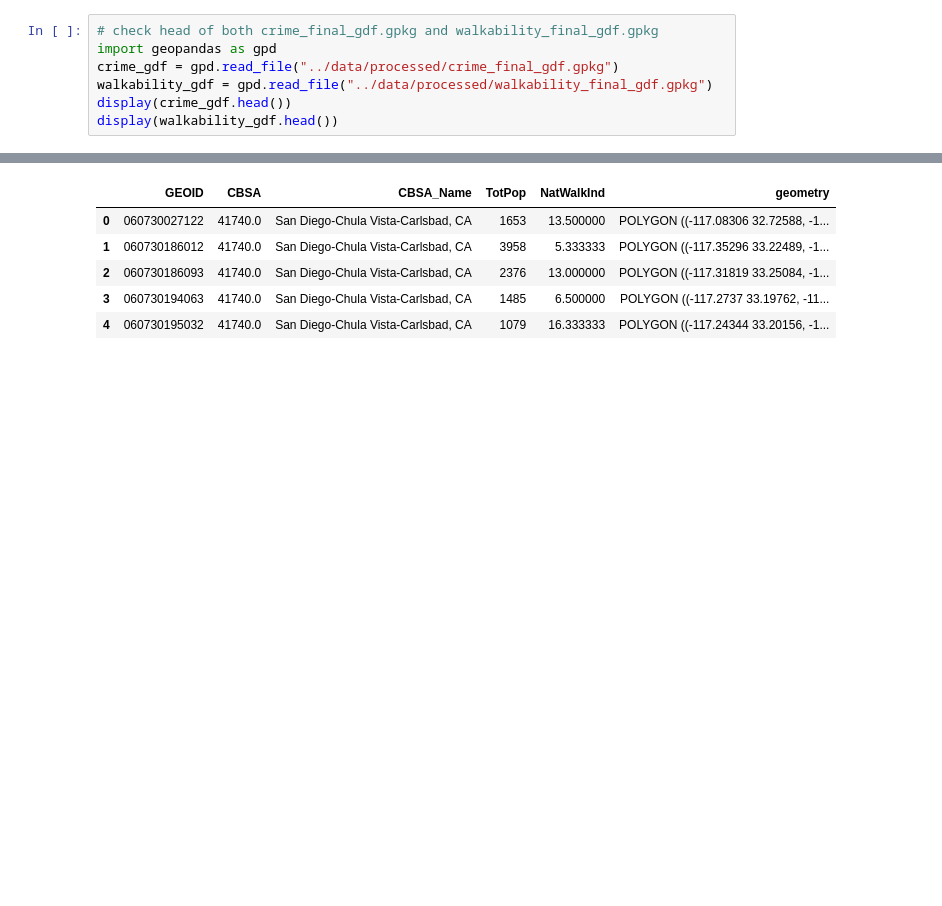
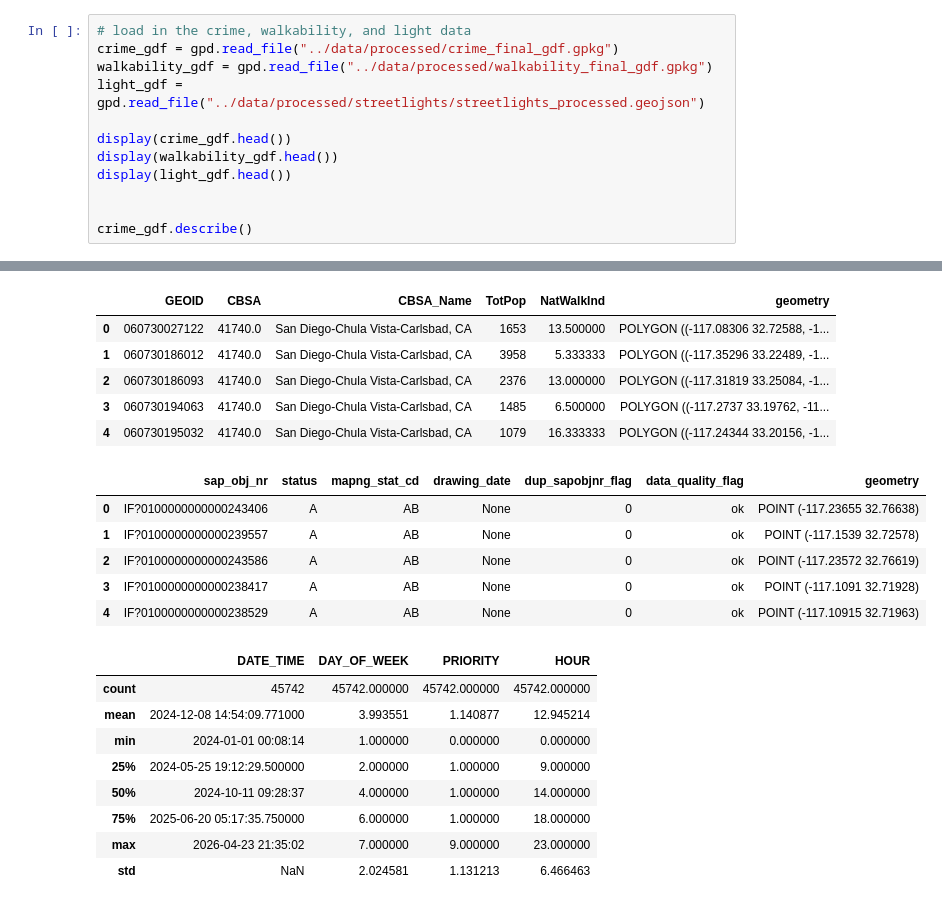
Before and after one commit to vanshika-s/SafePath, a Jupyter notebook: notebooks/scoring-engine.ipynb, the cells around one changed output, grey strips where cells are left out. Drawn from its saved outputs; the diff is of its cells as text; blank space fills up the shorter version.

```diff
--- a/notebooks/scoring-engine.ipynb
+++ b/notebooks/scoring-engine.ipynb
@@ -1,9 +31,14 @@
 # %%
-# check head of both crime_final_gdf.gpkg and walkability_final_gdf.gpkg
-import geopandas as gpd
+# load in the crime, walkability, and light data
 crime_gdf = gpd.read_file("../data/processed/crime_final_gdf.gpkg")
 walkability_gdf = gpd.read_file("../data/processed/walkability_final_gdf.gpkg")
+light_gdf = gpd.read_file("../data/processed/streetlights/streetlights_processed.geojson")
+
 display(crime_gdf.head())
 display(walkability_gdf.head())
+display(light_gdf.head())
+
+
+crime_gdf.describe()
 # %% [output]
 |  | INCIDENT_NUM | DATE_TIME | DAY_OF_WEEK | ADDRESS_ROAD_PRIMARY | CALL_TYPE | DISPOSITION | PRIORITY | HOUR | ... |
@@ -15,6 +50,21 @@ display(walkability_gdf.head())
 |  | GEOID | CBSA | CBSA_Name | TotPop | NatWalkInd | geometry |
 | 0 | 060730027122 | 41740.0 | San Diego-Chula Vista-Carlsbad, CA | 1653 | 13.500000 | POLYGON ((-117.08306 32.72588, -1... |
 | 1 | 060730186012 | 41740.0 | San Diego-Chula Vista-Carlsbad, CA | 3958 | 5.333333 | POLYGON ((-117.35296 33.22489, -1... |
 | 2 | 060730186093 | 41740.0 | San Diego-Chula Vista-Carlsbad, CA | 2376 | 13.000000 | POLYGON ((-117.31819 33.25084, -1... |
 | 3 | 060730194063 | 41740.0 | San Diego-Chula Vista-Carlsbad, CA | 1485 | 6.500000 | POLYGON ((-117.2737 33.19762, -11... |
 | 4 | 060730195032 | 41740.0 | San Diego-Chula Vista-Carlsbad, CA | 1079 | 16.333333 | POLYGON ((-117.24344 33.20156, -1... |
+|  | sap_obj_nr | status | mapng_stat_cd | drawing_date | dup_sapobjnr_flag | data_quality_flag | geometry |
+| 0 | IF?0100000000000243406 | A | AB | None | 0 | ok | POINT (-117.23655 32.76638) |
+| 1 | IF?0100000000000239557 | A | AB | None | 0 | ok | POINT (-117.1539 32.72578) |
+| 2 | IF?0100000000000243586 | A | AB | None | 0 | ok | POINT (-117.23572 32.76619) |
+| 3 | IF?0100000000000238417 | A | AB | None | 0 | ok | POINT (-117.1091 32.71928) |
+| 4 | IF?0100000000000238529 | A | AB | None | 0 | ok | POINT (-117.10915 32.71963) |
+|  | DATE_TIME | DAY_OF_WEEK | PRIORITY | HOUR |
+| count | 45742 | 45742.000000 | 45742.000000 | 45742.000000 |
+| mean | 2024-12-08 14:54:09.771000 | 3.993551 | 1.140877 | 12.945214 |
+| min | 2024-01-01 00:08:14 | 1.000000 | 0.000000 | 0.000000 |
+| 25% | 2024-05-25 19:12:29.500000 | 2.000000 | 1.000000 | 9.000000 |
+| 50% | 2024-10-11 09:28:37 | 4.000000 | 1.000000 | 14.000000 |
+| 75% | 2025-06-20 05:17:35.750000 | 6.000000 | 1.000000 | 18.000000 |
+| max | 2026-04-23 21:35:02 | 7.000000 | 9.000000 | 23.000000 |
+| std | NaN | 2.024581 | 1.131213 | 6.466463 |
```
Also changed, not shown: parts of 34 cells of this notebook, 4 other files.
